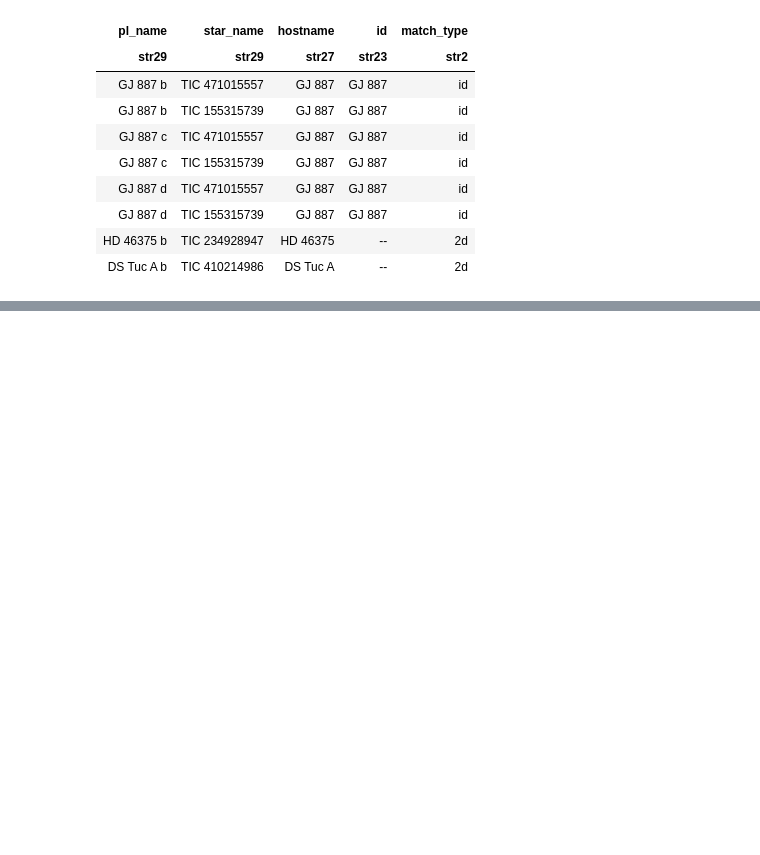
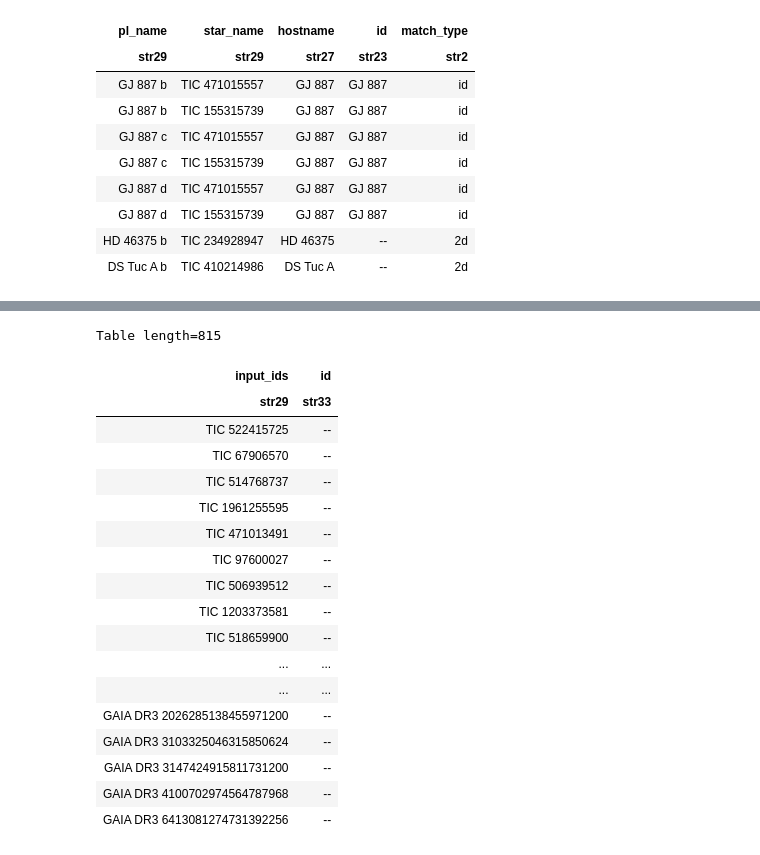
Before and after one commit to JoshuaDreier/ExoplanetCrossmatcher, a Jupyter notebook: class_testing_sandbox.ipynb, the cells around one changed output, grey strips where cells are left out. Saved outputs shown, nothing was run; the diff lists cells and outputs as text; code cells hidden in the pictures; blank space fills up the shorter version.

```diff
--- a/class_testing_sandbox.ipynb
+++ b/class_testing_sandbox.ipynb
@@ -150,0 +194,24 @@ Table length=8
+# %%
+# look at "invalid" entries
+alt_ids = cm.alternate_ids["id"]
+cm.alternate_ids[alt_ids.mask]
+# %% [output]
+Table length=815
+| input_ids | id |
+| str29 | str33 |
+| TIC 522415725 | -- |
+| TIC 67906570 | -- |
+| TIC 514768737 | -- |
+| TIC 1961255595 | -- |
+| TIC 471013491 | -- |
+| TIC 97600027 | -- |
+| TIC 506939512 | -- |
+| TIC 1203373581 | -- |
+| TIC 518659900 | -- |
+| ... | ... |
+| ... | ... |
+| GAIA DR3 2026285138455971200 | -- |
+| GAIA DR3 3103325046315850624 | -- |
+| GAIA DR3 3147424915811731200 | -- |
+| GAIA DR3 4100702974564787968 | -- |
+| GAIA DR3 6413081274731392256 | -- |
```
Also changed, not shown: parts of 12 cells of this notebook, 5 other files.
